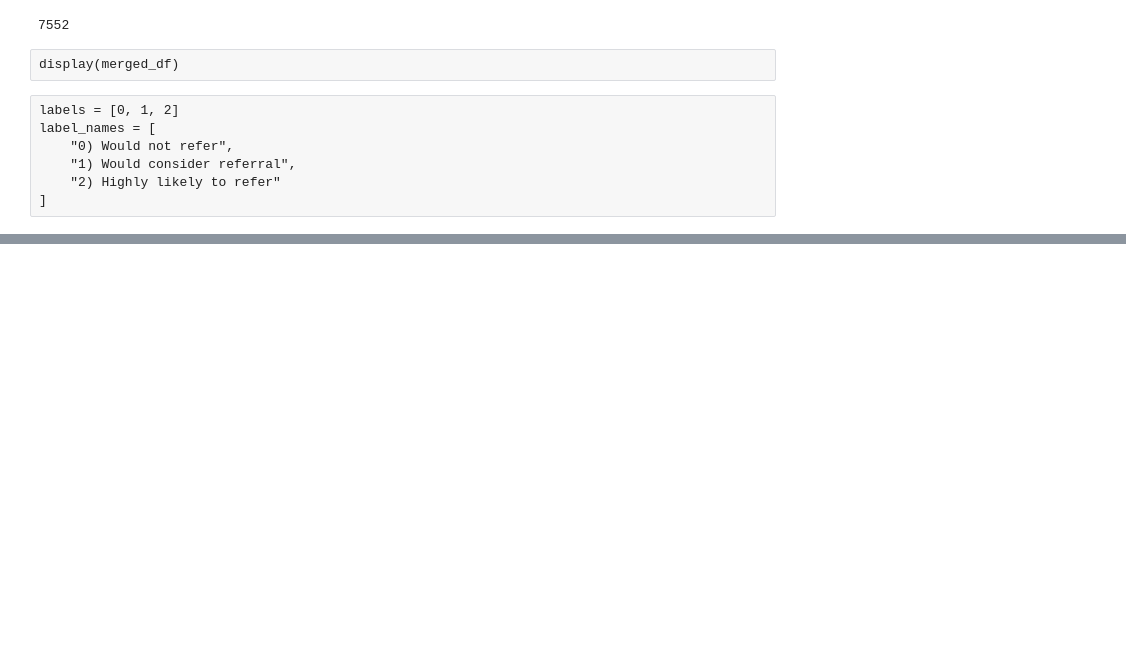
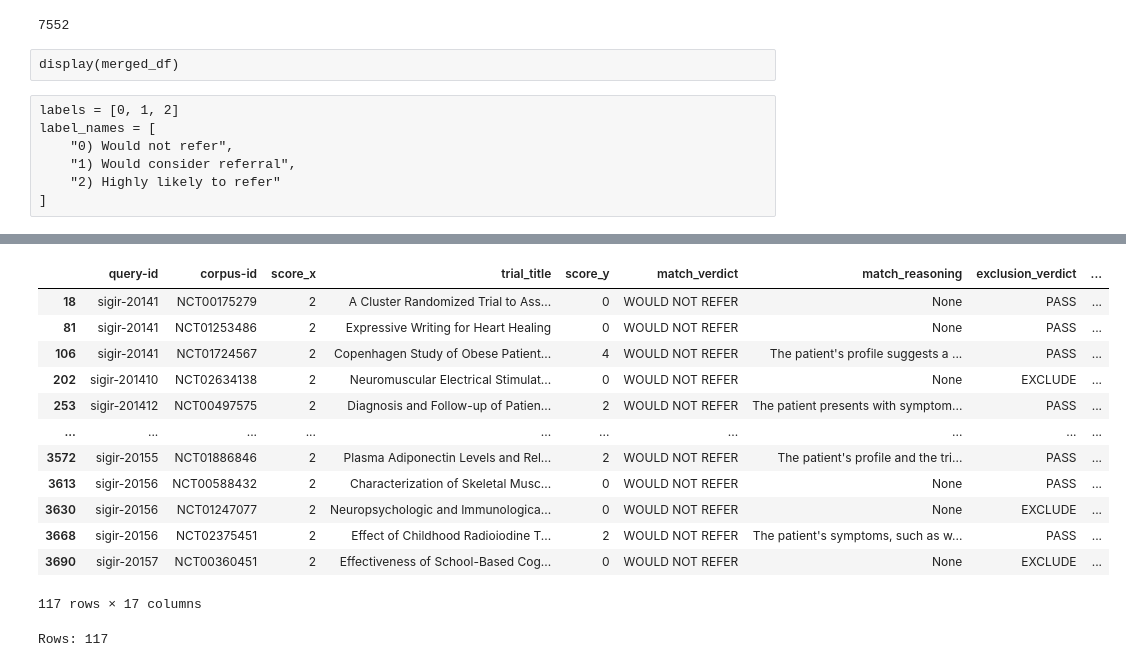
Before and after one commit to mikeS141618/trialmesh, a Jupyter notebook: notebooks/sigir_eval_results.ipynb, the cells around one changed output, grey strips where cells are left out. Drawn from its saved outputs; the diff is of its cells as text; code cells hidden in the pictures; blank space fills up the shorter version.

```diff
--- a/notebooks/sigir_eval_results.ipynb
+++ b/notebooks/sigir_eval_results.ipynb
@@ -300,3 +292,23 @@ Sample of omitted rows (no match_verdict):
+# %%
+# Cell 1: True label 2, prediction available
+df_true2_pred = merged_df[(merged_df["score_x"] == 2) & (merged_df["predicted_label"] == 0)]
+display(df_true2_pred)
+print(f"Rows: {len(df_true2_pred)}")
+# %% [output]
+|  | query-id | corpus-id | score_x | trial_title | score_y | match_verdict | match_reasoning | exclusion_verdict | ... |
+| 18 | sigir-20141 | NCT00175279 | 2 | A Cluster Randomized Trial to Ass... | 0 | WOULD NOT REFER | None | PASS | ... |
+| 81 | sigir-20141 | NCT01253486 | 2 | Expressive Writing for Heart Healing | 0 | WOULD NOT REFER | None | PASS | ... |
+| 106 | sigir-20141 | NCT01724567 | 2 | Copenhagen Study of Obese Patient... | 4 | WOULD NOT REFER | The patient's profile suggests a ... | PASS | ... |
+| 202 | sigir-201410 | NCT02634138 | 2 | Neuromuscular Electrical Stimulat... | 0 | WOULD NOT REFER | None | EXCLUDE | ... |
+| 253 | sigir-201412 | NCT00497575 | 2 | Diagnosis and Follow-up of Patien... | 2 | WOULD NOT REFER | The patient presents with symptom... | PASS | ... |
+| ... | ... | ... | ... | ... | ... | ... | ... | ... | ... |
+| 3572 | sigir-20155 | NCT01886846 | 2 | Plasma Adiponectin Levels and Rel... | 2 | WOULD NOT REFER | The patient's profile and the tri... | PASS | ... |
+| 3613 | sigir-20156 | NCT00588432 | 2 | Characterization of Skeletal Musc... | 0 | WOULD NOT REFER | None | PASS | ... |
+| 3630 | sigir-20156 | NCT01247077 | 2 | Neuropsychologic and Immunologica... | 0 | WOULD NOT REFER | None | EXCLUDE | ... |
+| 3668 | sigir-20156 | NCT02375451 | 2 | Effect of Childhood Radioiodine T... | 2 | WOULD NOT REFER | The patient's symptoms, such as w... | PASS | ... |
+| 3690 | sigir-20157 | NCT00360451 | 2 | Effectiveness of School-Based Cog... | 0 | WOULD NOT REFER | None | EXCLUDE | ... |
+117 rows × 17 columns
+Rows: 117
 # %%
 # Cell 1: True label 2, prediction available
 df_true2_pred = merged_df[(merged_df["score_x"] == 2) & (merged_df["predicted_label"] == 2)]
```
Also changed, not shown: parts of 12 cells of this notebook, 1 other file.
